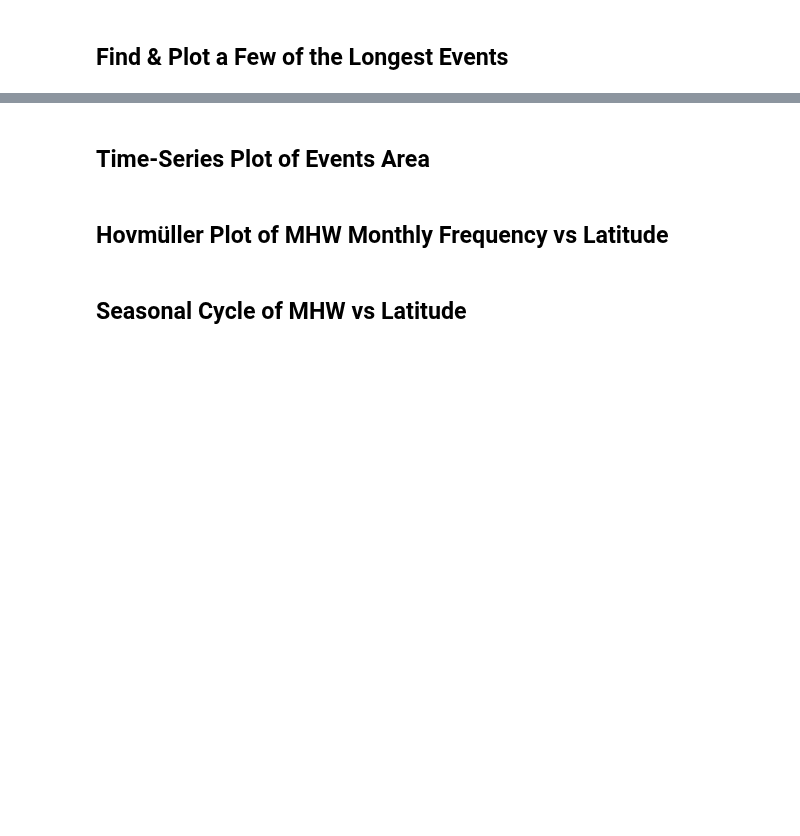
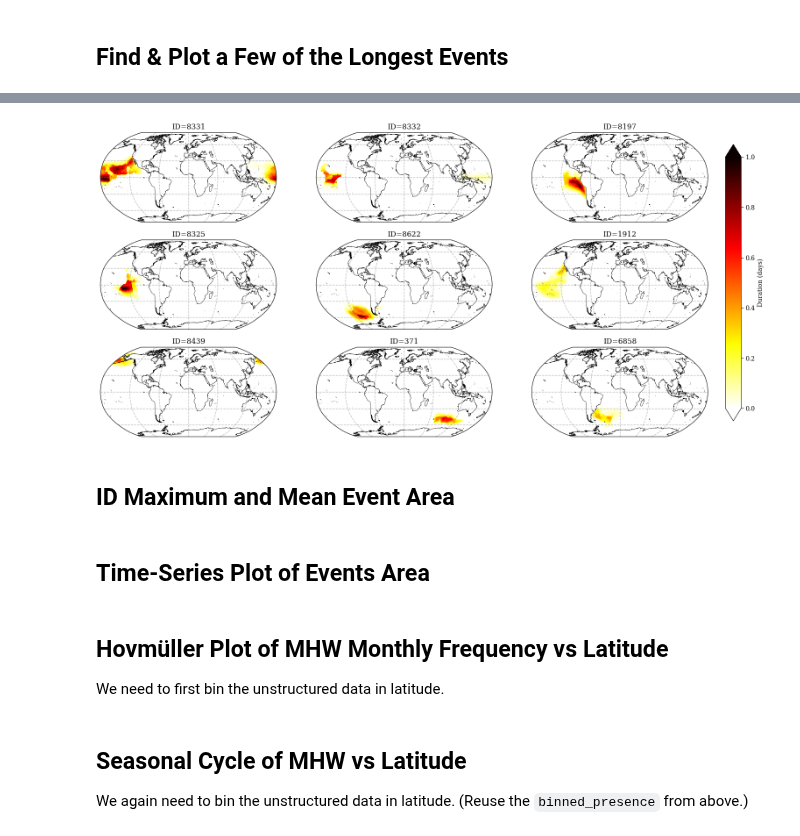
Before and after one commit to wienkers/spot_the_blOb, a Jupyter notebook: examples/unstructured data/03_visualise_events.ipynb, the cells around one changed output, grey strips where cells are left out. Drawn from its saved outputs; the diff is of its cells as text; code cells hidden in the pictures; blank space fills up the shorter version.

Commit message:
Big merge of ID and tracking algorithm bringing in main branch for gridded data. Finishes all example notebooks.

```diff
--- a/examples/unstructured data/03_visualise_events.ipynb
+++ b/examples/unstructured data/03_visualise_events.ipynb
@@ -155,8 +153,8 @@ fig, ax = event_frequency.plotter.pplot(var_units='MHW Frequency', cmap='hot_r',
 # %% [markdown]
 ## Find & Plot a Few of the Longest Events
 # %%
-events_duration = blobs_ds.time_end - blobs_ds.time_start
+events_duration = extreme_events_ds.time_end - extreme_events_ds.time_start
 longest_events = events_duration.sortby(events_duration, ascending=False).ID
 
 for ID in longest_events[:10].values:
-    print(f"ID: {ID:<6}   Start Day: {blobs_ds.time_start.sel(ID=ID).dt.strftime('%Y-%m-%d').values}  -->  Duration: {events_duration.sel(ID=ID).dt.days.values:<4} days")
+    print(f"ID: {ID:<6}   Start Day: {extreme_events_ds.time_start.sel(ID=ID).dt.strftime('%Y-%m-%d').values}  -->  Duration: {events_duration.sel(ID=ID).dt.days.values:<4} days")
@@ -167,0 +172,12 @@ fig, ax = long_blobs_local_duration.plotter.pplot_col(col='ID', col_wrap=3, var_
+# %%
+# Calculate the local duration of the longest events
+long_events = extreme_events_ds == (longest_events[:9]).chunk({'ID':1})
+long_events_local_duration = (long_events > 0).sum('time')
+
+# Setup Plotting Configuration
+config = PlotConfig(var_units='Duration (days)', cmap='hot_r', cperc=[0, 100])
+fig, ax = long_events_local_duration.Xplot.multi_plot(config, col='ID', col_wrap=3);
+# %% [output]
+[figure, added]
+# %% [markdown]
+## ID Maximum and Mean Event Area
@@ -184,3 +204,4 @@ plt.ylabel('Rough Event Area [km^2]')
 # %% [markdown]
 ## Hovmüller Plot of MHW Monthly Frequency vs Latitude
+We need to first bin the unstructured data in latitude.
 # %%
@@ -197,4 +227,5 @@ ax.set_ylabel('Latitude')
 ax.grid(True, linestyle='--', alpha=0.6)
 # %% [markdown]
 ## Seasonal Cycle of MHW vs Latitude
+We again need to bin the unstructured data in latitude. (Reuse the `binned_presence` from above.)
 # %%
```
Also changed, not shown: parts of 27 cells of this notebook, 8 other files.
